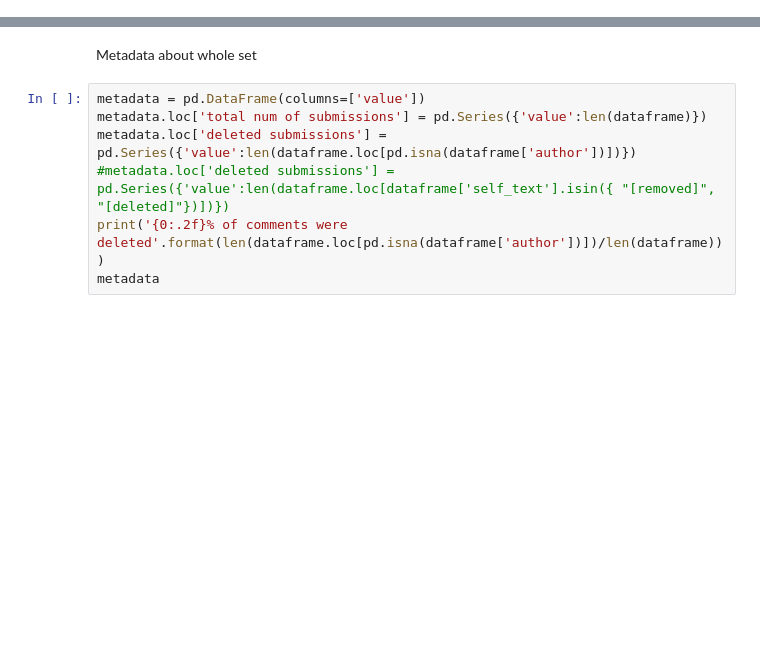
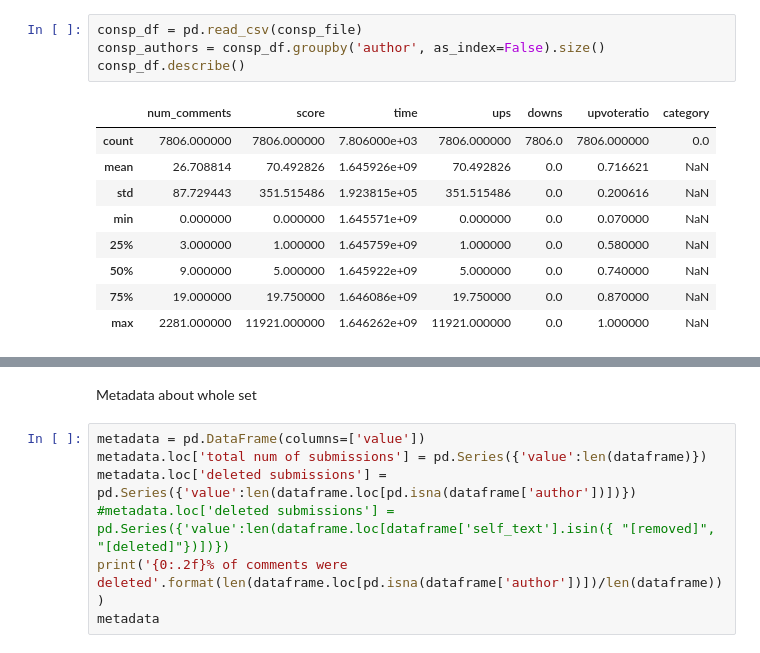
Before and after one commit to irenestrauss/nlp_on_conspiracy_theories, a Jupyter notebook: code/statistics.ipynb, the cells around one changed output, grey strips where cells are left out. Cells and saved outputs as stored; diff of their text form; blank space fills up the shorter version.

```diff
--- a/code/statistics.ipynb
+++ b/code/statistics.ipynb
@@ -12,0 +25,14 @@ authors = dataframe.groupby('author', as_index=False).size()
+# %%
+consp_df = pd.read_csv(consp_file)
+consp_authors = consp_df.groupby('author', as_index=False).size()
+consp_df.describe()
+# %% [output]
+|  | num_comments | score | time | ups | downs | upvoteratio | category |
+| count | 7806.000000 | 7806.000000 | 7.806000e+03 | 7806.000000 | 7806.0 | 7806.000000 | 0.0 |
+| mean | 26.708814 | 70.492826 | 1.645926e+09 | 70.492826 | 0.0 | 0.716621 | NaN |
+| std | 87.729443 | 351.515486 | 1.923815e+05 | 351.515486 | 0.0 | 0.200616 | NaN |
+| min | 0.000000 | 0.000000 | 1.645571e+09 | 0.000000 | 0.0 | 0.070000 | NaN |
+| 25% | 3.000000 | 1.000000 | 1.645759e+09 | 1.000000 | 0.0 | 0.580000 | NaN |
+| 50% | 9.000000 | 5.000000 | 1.645922e+09 | 5.000000 | 0.0 | 0.740000 | NaN |
+| 75% | 19.000000 | 19.750000 | 1.646086e+09 | 19.750000 | 0.0 | 0.870000 | NaN |
+| max | 2281.000000 | 11921.000000 | 1.646262e+09 | 11921.000000 | 0.0 | 1.000000 | NaN |
```
Also changed, not shown: parts of 5 cells of this notebook, 1 other file.
